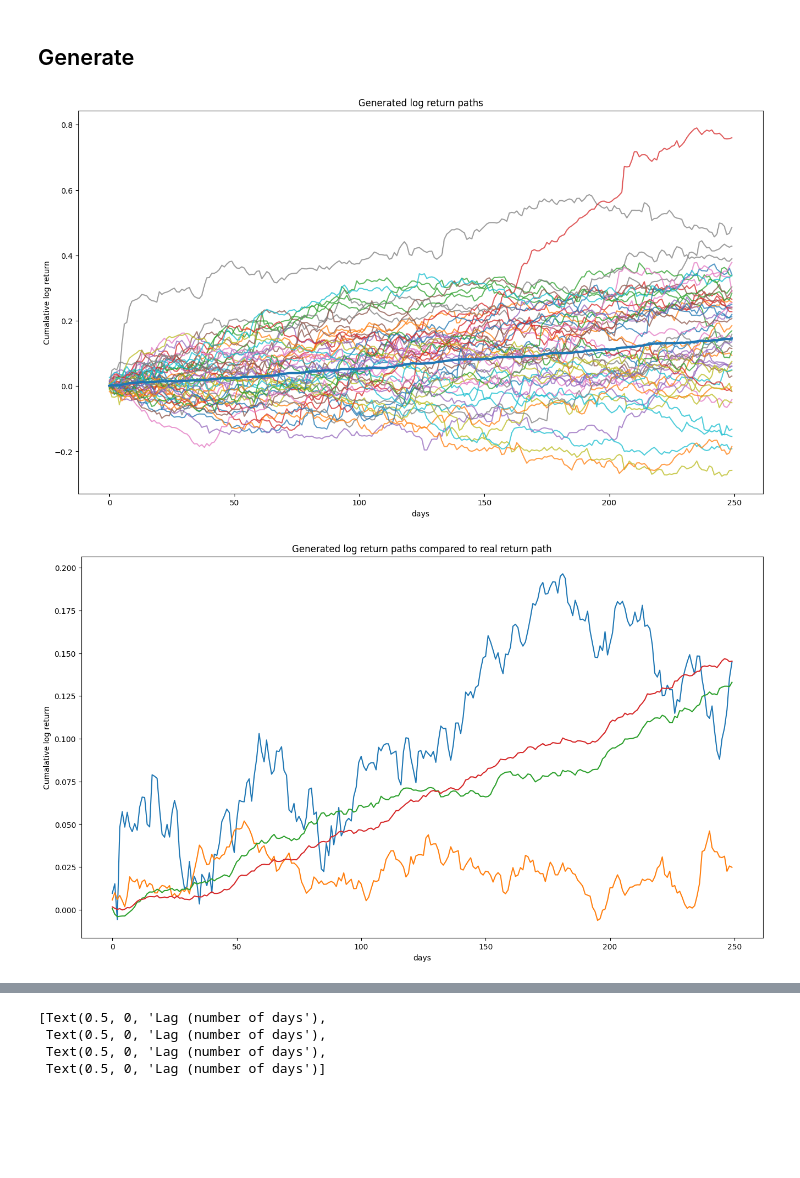
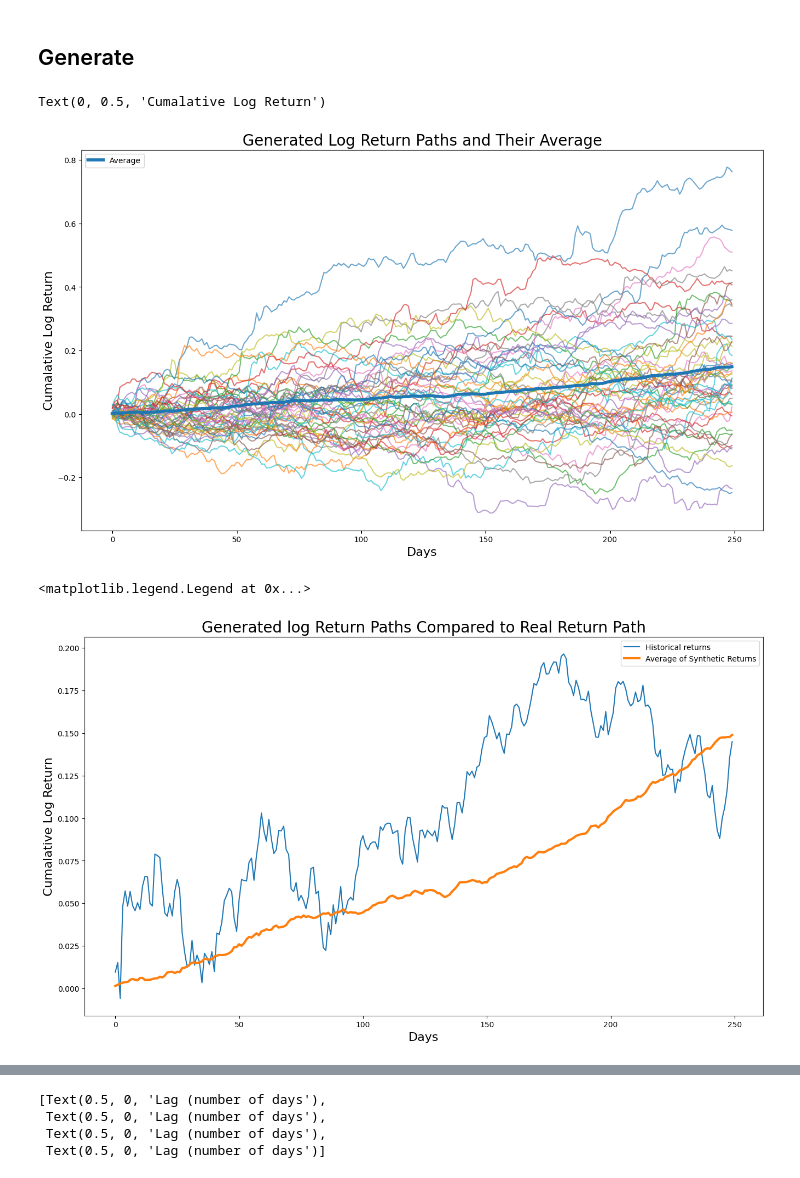
Before and after one commit to JamesSullivan/temporalCN, a Jupyter notebook: tf_train.ipynb, the cells around one changed output, grey strips where cells are left out. Saved outputs shown, nothing was run; the diff lists cells and outputs as text; code cells hidden in the pictures; blank space fills up the shorter version.

```diff
--- a/tf_train.ipynb
+++ b/tf_train.ipynb
@@ -17,7 +17,7 @@ from model.tf_gan import GAN
 from model.tf_tcn import *
 # %%
 file_name = "ShanghaiSE_daily"
-file_path = "data\\"+file_name+".csv"
+file_path = "data/"+file_name+".csv"
 generator_path = ""
 
 
@@ -96,25 +92,32 @@ y = y[(y.max(axis=1) <= 2 * log_returns.max()) & (y.min(axis=1) >= 2 * log_retur
 # %%
 ySum = y[0:100].cumsum(axis=1).mean(axis=0)
 
 fig, ax = plt.subplots(figsize=(16,9))
-ax.plot(np.cumsum(y[0:50], axis=1).T, alpha=0.75)
-ax.plot(ySum, alpha=1, lw = 3)
-ax.set_title('Generated log return paths'.format(len(y)))
-ax.set_xlabel('days')
-ax.set_ylabel('Cumalative log return');
+ax.plot(ySum, alpha=1, lw = 4, zorder = 2)
+ax.plot(np.cumsum(y[0:50], axis=1).T, alpha=0.65, zorder = 1)
+ax.legend(['Average'])
+
+ax.set_title('Generated Log Return Paths and Their Average'.format(len(y)), fontsize=20)
+ax.set_xlabel('Days', fontsize=16)
+ax.set_ylabel('Cumalative Log Return', fontsize=16)
 # %% [output]
+Text(0, 0.5, 'Cumalative Log Return')
-[figure, old version]
+[figure, new version]
 # %%
 fig, ax = plt.subplots(figsize=(16,9))
 ax.plot(np.cumsum(log_returns, axis=0))
-ax.set_title('Generated log return paths compared to real return path'.format(len(y)))
-ax.set_xlabel('days')
-ax.set_ylabel('Cumalative log return');
+ax.set_title('Generated log Return Paths Compared to Real Return Path'.format(len(y)), fontsize=20)
+ax.set_xlabel('Days', fontsize=16)
+ax.set_ylabel('Cumalative Log Return', fontsize=16)
 
-for i in [105, 150, 200]:
-    ax.plot(y[100:i].cumsum(axis=1).mean(axis=0))
+#for i in [105, 150, 200]:
+#    ax.plot(y[100:i].cumsum(axis=1).mean(axis=0))
+ax.plot(ySum, alpha=1, lw = 3)
+
+ax.legend(['Historical returns', 'Average of Synthetic Returns'])
 # %% [output]
+<matplotlib.legend.Legend at 0x...>
-[figure, old version]
+[figure, new version]
 # %%
 n_bins = 50
 windows = [1, 5, 20, 100]
```
Also changed, not shown: parts of 2 cells of this notebook.
